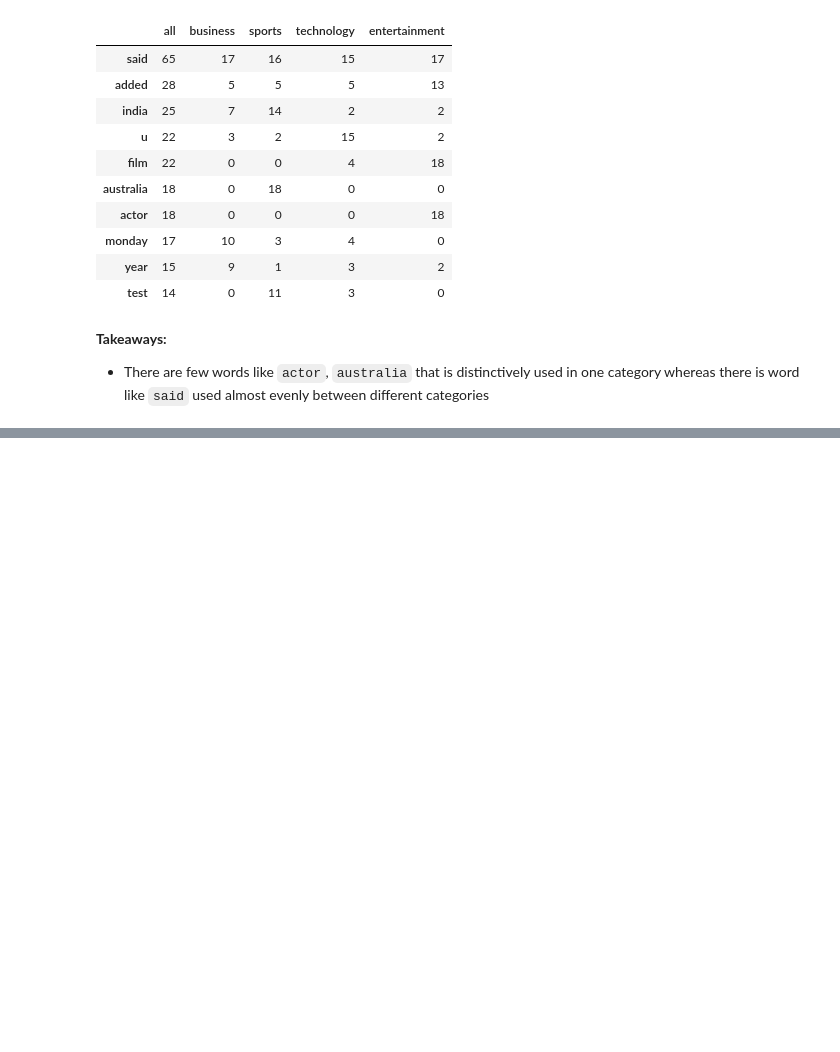
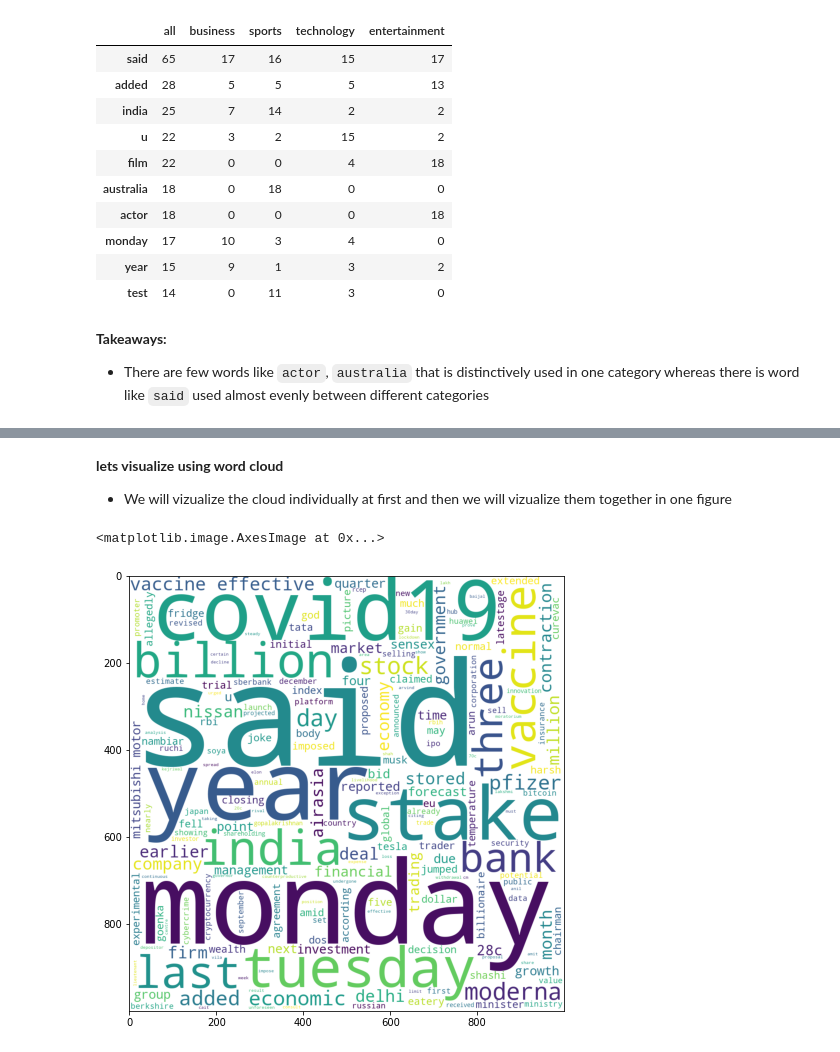
Before and after one commit to MainaliB/NLP, a Jupyter notebook: exploration-lesson.ipynb, the cells around one changed output, grey strips where cells are left out. Cells and saved outputs as stored; diff of their text form; code cells hidden in the pictures; blank space fills up the shorter version.

```diff
--- a/exploration-lesson.ipynb
+++ b/exploration-lesson.ipynb
@@ -635,0 +666,11 @@ words_count.sort_values('all', ascending = False).head(10)
+# %% [markdown]
+**lets visualize using word cloud**
+- We will vizualize the cloud individually at first and then we will vizualize them together in one figure
+# %%
+# creating the cloud and generating the word cloud using business words
+
+business_cloud = WordCloud(background_color = 'white', height = 1000, width = 1000 ).generate(business_words)
+plt.imshow(business_cloud)
+# %% [output]
+<matplotlib.image.AxesImage at 0x...>
+[figure, added]
```
Also changed, not shown: parts of 18 cells of this notebook.
